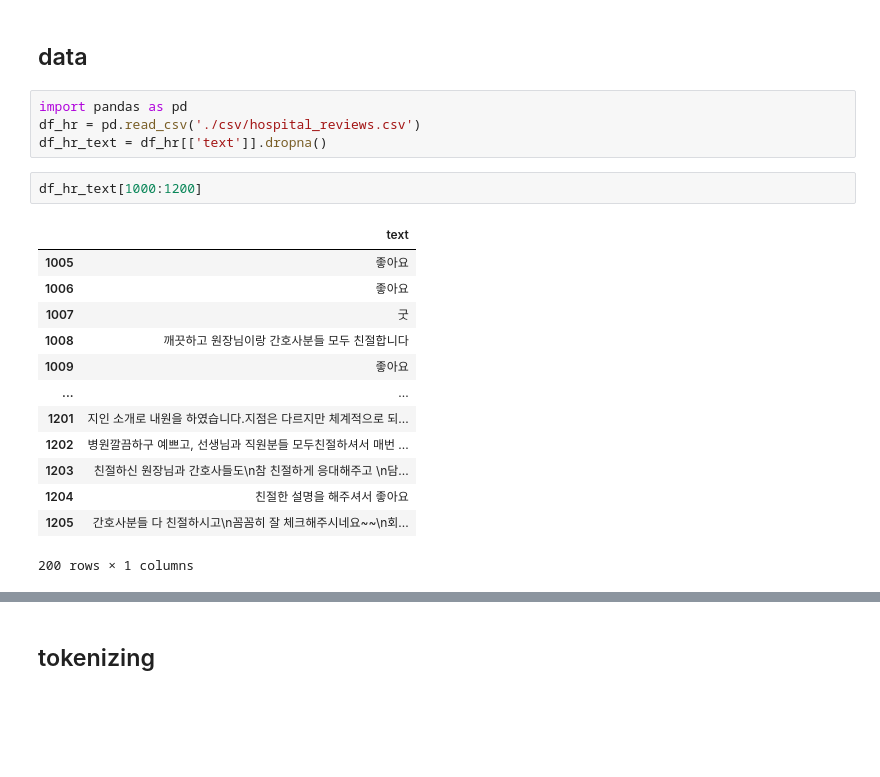
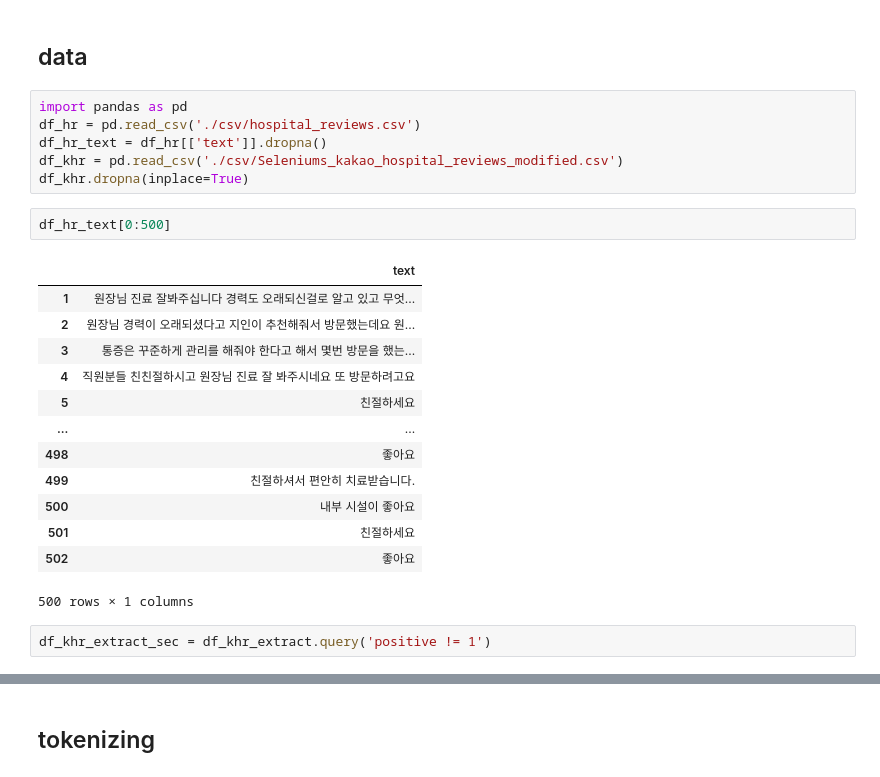
Before and after one commit to kdj0712/teamKim1, a Jupyter notebook: data/Untitled.ipynb, the cells around one changed output, grey strips where cells are left out. Drawn from its saved outputs; the diff is of its cells as text; blank space fills up the shorter version.

```diff
--- a/data/Untitled.ipynb
+++ b/data/Untitled.ipynb
@@ -4,19 +4,23 @@
 import pandas as pd
 df_hr = pd.read_csv('./csv/hospital_reviews.csv')
 df_hr_text = df_hr[['text']].dropna()
+df_khr = pd.read_csv('./csv/Seleniums_kakao_hospital_reviews_modified.csv')
+df_khr.dropna(inplace=True)
 # %%
-df_hr_text[1000:1200]
+df_hr_text[0:500]
 # %% [output]
 |  | text |
-| 1005 | 좋아요 |
-| 1006 | 좋아요 |
-| 1007 | 굿 |
-| 1008 | 깨끗하고 원장님이랑 간호사분들 모두 친절합니다 |
-| 1009 | 좋아요 |
+| 1 | 원장님 진료 잘봐주십니다 경력도 오래되신걸로 알고 있고 무엇... |
+| 2 | 원장님 경력이 오래되셨다고 지인이 추천해줘서 방문했는데요 원... |
+| 3 | 통증은 꾸준하게 관리를 해줘야 한다고 해서 몇번 방문을 했는... |
+| 4 | 직원분들 친친절하시고 원장님 진료 잘 봐주시네요 또 방문하려고요 |
+| 5 | 친절하세요 |
 | ... | ... |
-| 1201 | 지인 소개로 내원을 하였습니다.지점은 다르지만 체계적으로 되... |
-| 1202 | 병원깔끔하구 예쁘고, 선생님과 직원분들 모두친절하셔서 매번 ... |
-| 1203 | 친절하신 원장님과 간호사들도\n참 친절하게 응대해주고 \n담... |
-| 1204 | 친절한 설명을 해주셔서 좋아요 |
-| 1205 | 간호사분들 다 친절하시고\n꼼꼼히 잘 체크해주시네요~~\n회... |
+| 498 | 좋아요 |
+| 499 | 친절하셔서 편안히 치료받습니다. |
+| 500 | 내부 시설이 좋아요 |
+| 501 | 친절하세요 |
+| 502 | 좋아요 |
-200 rows × 1 columns
+500 rows × 1 columns
+# %%
+df_khr_extract_sec = df_khr_extract.query('positive != 1')
```
Also changed, not shown: parts of 18 cells of this notebook, 5 other files.
